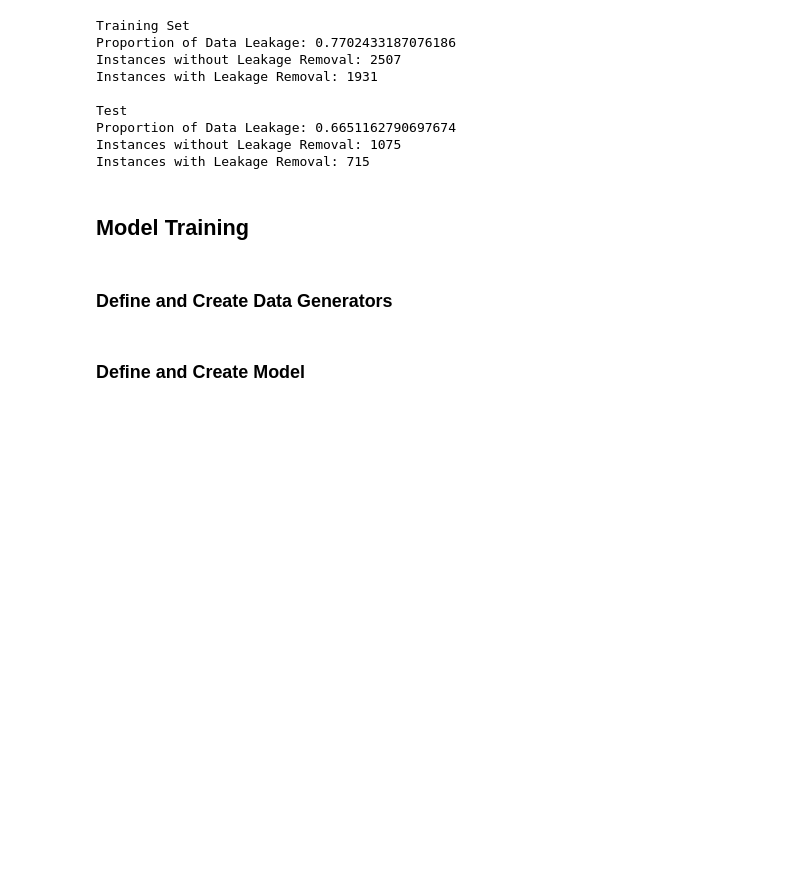
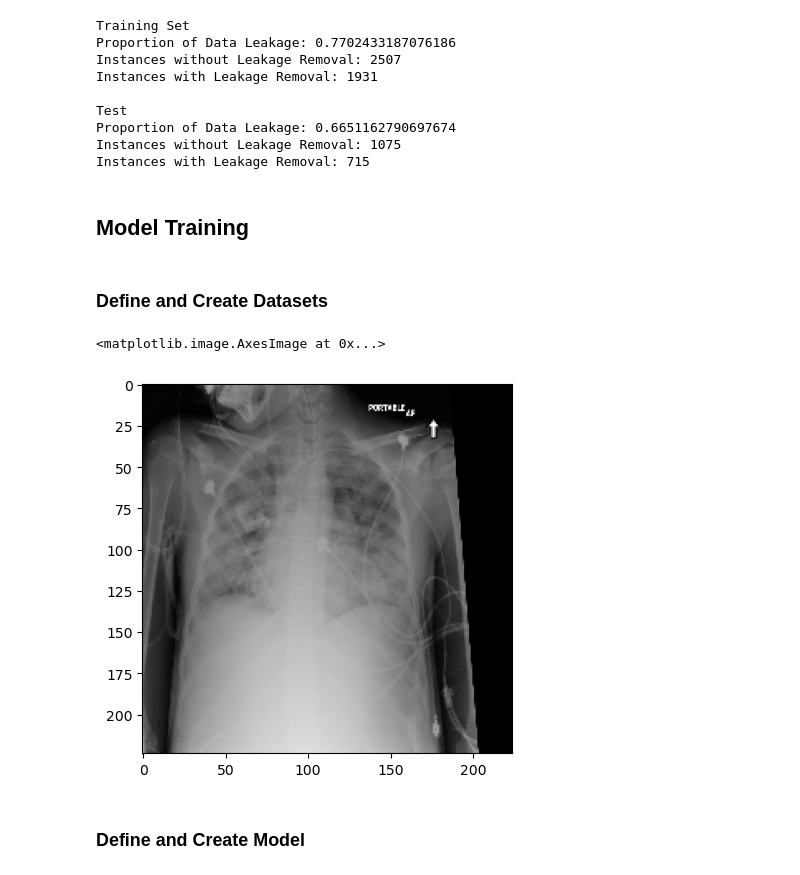
Before and after one commit to rachelwoodside/csci4155-chest-xray-model, a Jupyter notebook: cardiomegaly_only.ipynb, the cells around one changed output. Drawn from its saved outputs; the diff is of its cells as text; code cells hidden in the pictures; blank space fills up the shorter version.

Commit message:
Add code to display example images

```diff
--- a/cardiomegaly_only.ipynb
+++ b/cardiomegaly_only.ipynb
@@ -295,7 +321,7 @@ batch_size = 32
 # Split further to obtain validation data
 X_train, X_valid = train_test_split(cardiomegaly_data_train, test_size=0.2, random_state=101)
 # %% [markdown]
-### Define and Create Data Generators
+### Define and Create Datasets
 # %%
 class ChestImagesDataset(tf.keras.utils.Sequence):
     def __init__(self, df, input_folder, batch_size = 32, transform = None, training = True, shuffle = True):
@@ -338,6 +365,13 @@ class ChestImagesDataset(tf.keras.utils.Sequence):
 # Create the training and validation data generators
 train_generator = ChestImagesDataset(X_train, data_folder, batch_size=batch_size, transform=None, shuffle=True)
 valid_generator = ChestImagesDataset(X_valid, data_folder, batch_size=batch_size, transform=None, shuffle=True)
+# %%
+# Display example images from training set
+example_img = train_generator.__getitem__(0)[0]
+plt.imshow(example_img[2].astype('uint8'))
+# %% [output]
+<matplotlib.image.AxesImage at 0x...>
+[figure, added]
 # %% [markdown]
 ### Define and Create Model
 # %%
```
Also changed, not shown: parts of 6 cells of this notebook.
